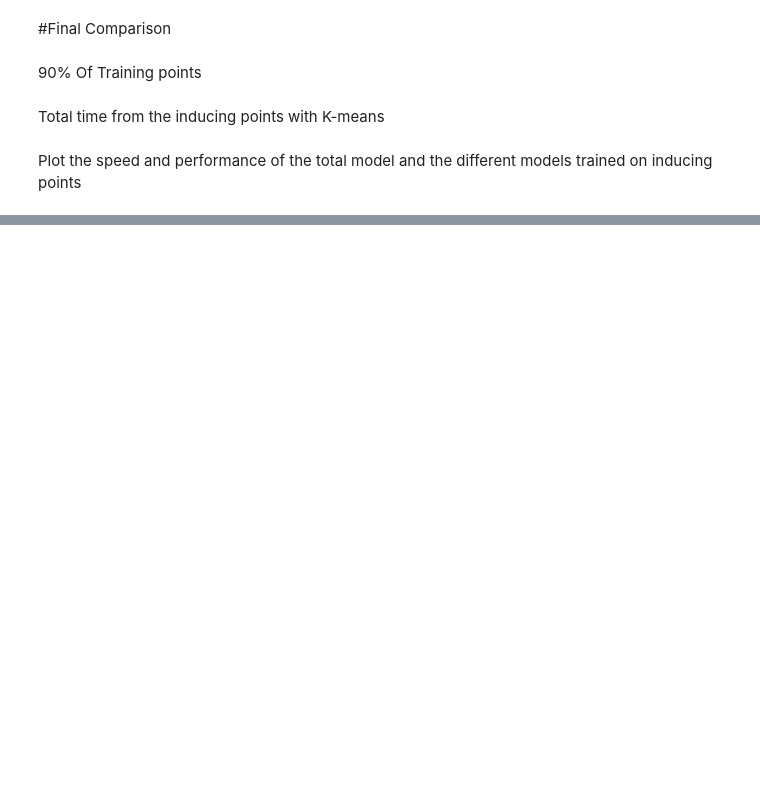
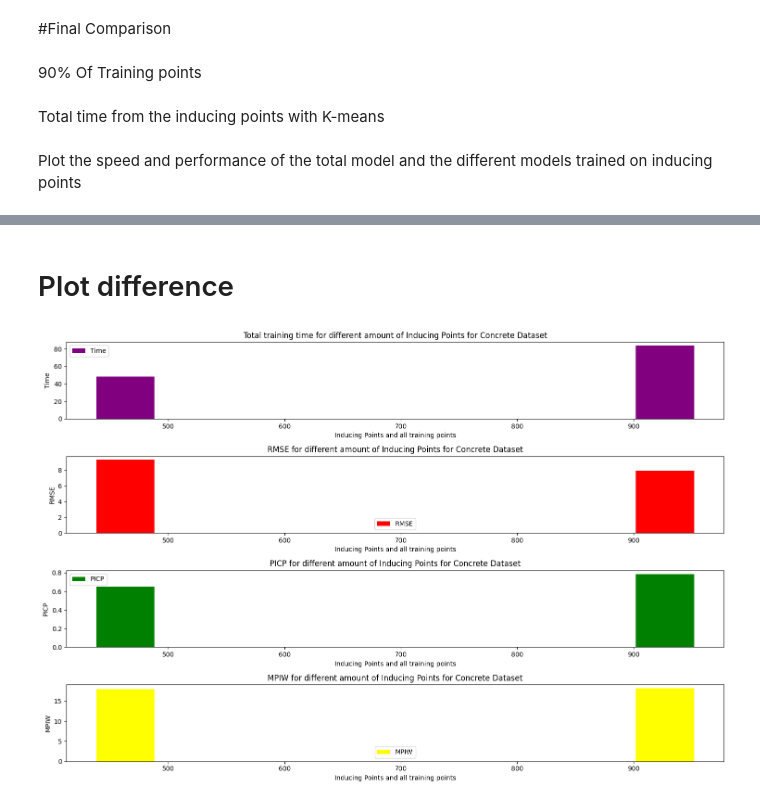
Before and after one commit to Sabelz/Gaussian_Processes_Inducing_Points, a Jupyter notebook: GPs/GPConcrete.ipynb, the cells around one changed output, grey strips where cells are left out. Drawn from its saved outputs; the diff is of its cells as text; code cells hidden in the pictures; blank space fills up the shorter version.

```diff
--- a/GPs/GPConcrete.ipynb
+++ b/GPs/GPConcrete.ipynb
@@ -673,0 +688,53 @@ plt.show()
+# %%
+training_time_inducing, RMSE_inducing, PICP_inducing, MPIW_inducing, model_inducing = model_inducing_half(xTrain_standardized, yTrain, xTest_standardized, yTest)
+# %% [markdown]
+# Plot difference
+# %%
+times_compare = [training_time_inducing]+[training_time_final] # list of training times
+RMSE_compare = [RMSE_inducing]+[RMSE_final] # List of RMSEs
+PICPs_compare = [PICP_inducing]+[PICP_final] # List of PICPs
+MPIWs_compare = [MPIW_inducing]+[MPIW_final] # List of MPIWs
+# PLOT
+width = 50
+points_all = (len(xTrain_standardized))
+indices_final = [int(points_all/2), points_all] # x values in bar plot
+
+fig, axs = plt.subplots(4, 1, figsize=(15, 10))  # Create a figure and a 1x2 subplot
+
+# First subplot
+axs[0].bar(indices_final, times_compare, label='Time', width = width, color = "purple")
+axs[0].set_xlabel('Inducing Points and all training points')
+axs[0].set_ylabel('Time')
+axs[0].set_title('Total training time for different amount of Inducing Points for Concrete Dataset')
+axs[0].legend()
+
+# Second subplot
+axs[1].bar(indices_final, RMSE_compare, label='RMSE', width = width, color = "red")
+axs[1].set_xlabel('Inducing Points and all training points')
+axs[1].set_ylabel('RMSE')
+axs[1].set_title('RMSE for different amount of Inducing Points for Concrete Dataset')
+axs[1].legend()
+
+
+
+# Third subplot
+axs[2].bar(indices_final, PICPs_compare, label='PICP', width = width, color = "green")
+axs[2].set_xlabel('Inducing Points and all training points')
+axs[2].set_ylabel('PICP')
+axs[2].set_title('PICP for different amount of Inducing Points for Concrete Dataset')
+axs[2].legend()
+
+# Fourth subplot
+axs[3].bar(indices_final, MPIWs_compare, label='MPIW', width = width, color = "yellow")
+axs[3].set_xlabel('Inducing Points and all training points')
+axs[3].set_ylabel('MPIW')
+axs[3].set_title('MPIW for different amount of Inducing Points for Concrete Dataset')
+axs[3].legend()
+
+# Adjust spacing between subplots
+plt.tight_layout()
+
+# Show the plot
+plt.show()
+# %% [output]
+[figure, added]
```
Also changed, not shown: parts of 24 cells of this notebook.
